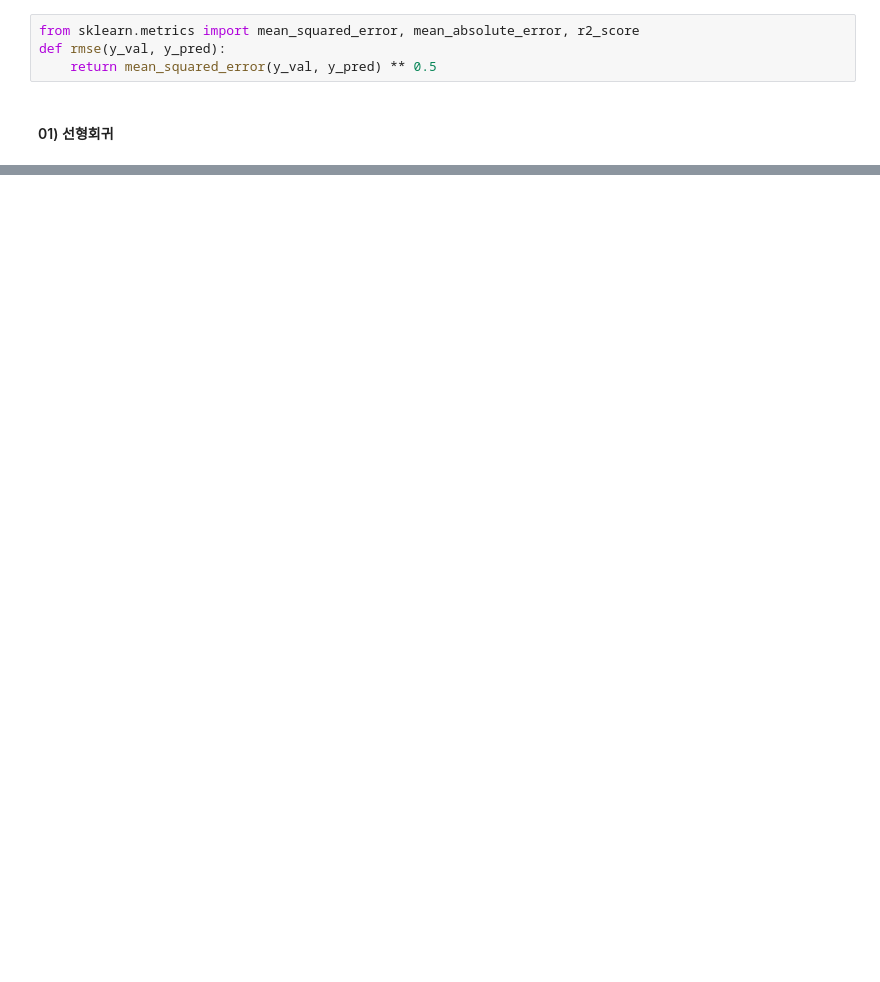
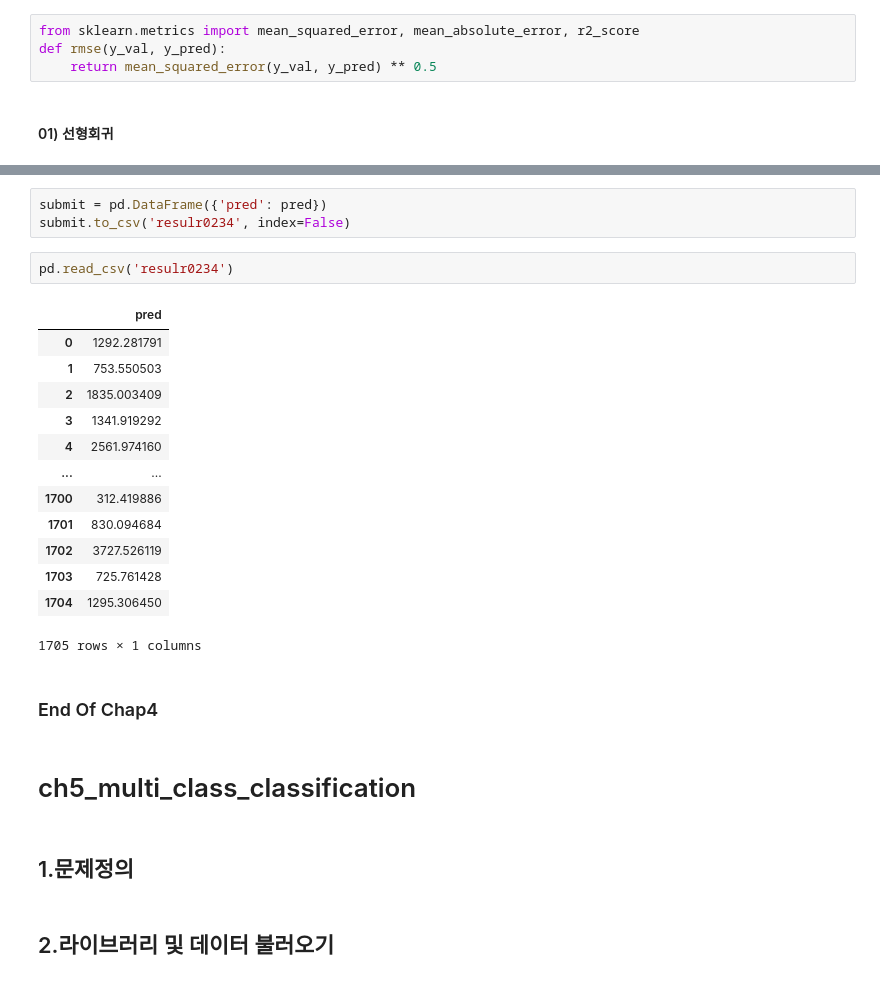
Before and after one commit to va4756/algio_sklearn, a Jupyter notebook: bigdata_sinagong_part2.ipynb, the cells around one changed output, grey strips where cells are left out. Cells and saved outputs as stored; diff of their text form; blank space fills up the shorter version.

```diff
--- a/bigdata_sinagong_part2.ipynb
+++ b/bigdata_sinagong_part2.ipynb
@@ -919,0 +981,27 @@ MES:  1386204.0482937463
+# %%
+submit = pd.DataFrame({'pred': pred})
+submit.to_csv('resulr0234', index=False)
+# %%
+pd.read_csv('resulr0234')
+# %% [output]
+|  | pred |
+| 0 | 1292.281791 |
+| 1 | 753.550503 |
+| 2 | 1835.003409 |
+| 3 | 1341.919292 |
+| 4 | 2561.974160 |
+| ... | ... |
+| 1700 | 312.419886 |
+| 1701 | 830.094684 |
+| 1702 | 3727.526119 |
+| 1703 | 725.761428 |
+| 1704 | 1295.306450 |
+1705 rows × 1 columns
+# %% [markdown]
+### End Of Chap4
+# %% [markdown]
+# ch5_multi_class_classification
+# %% [markdown]
+## 1.문제정의
+# %% [markdown]
+## 2.라이브러리 및 데이터 불러오기
```
Also changed, not shown: parts of 35 cells of this notebook.
